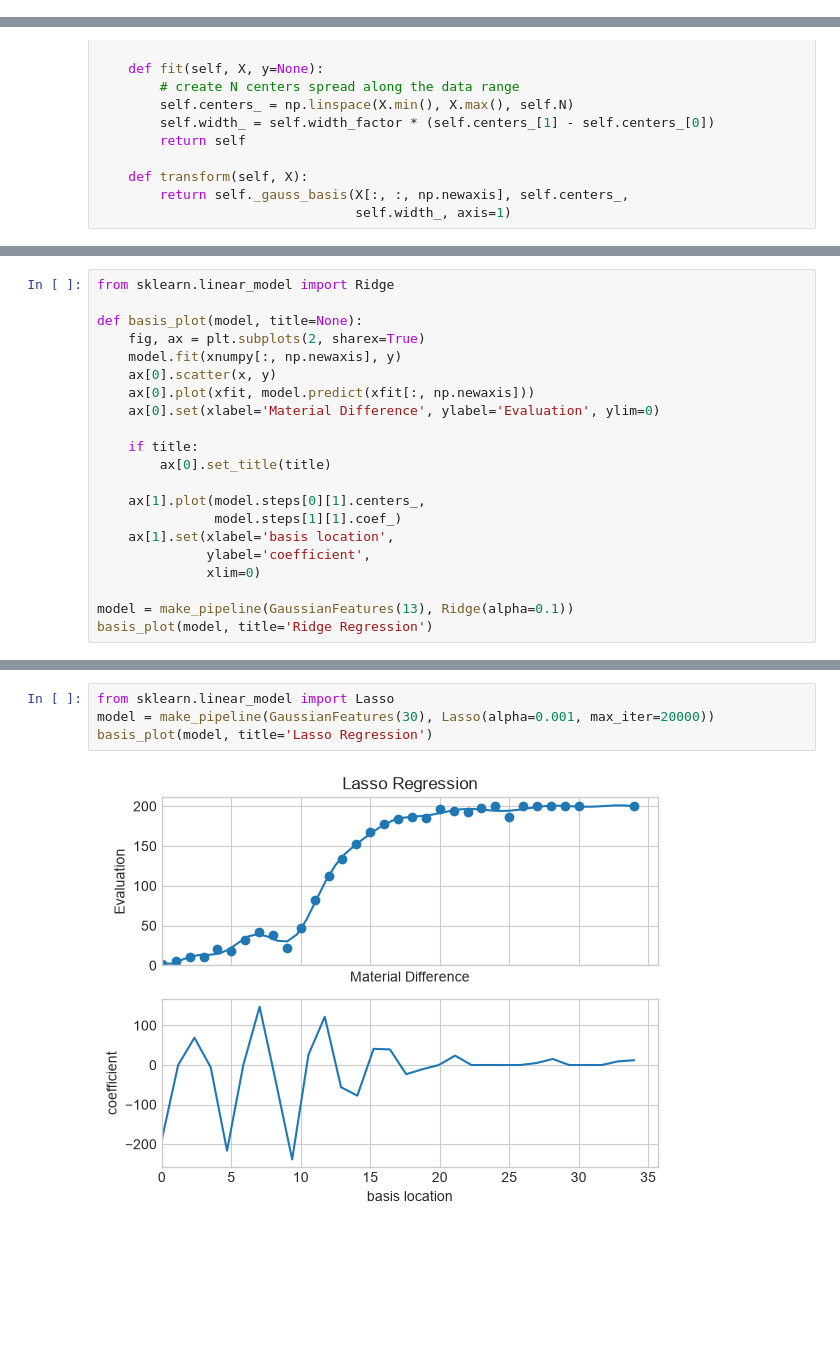
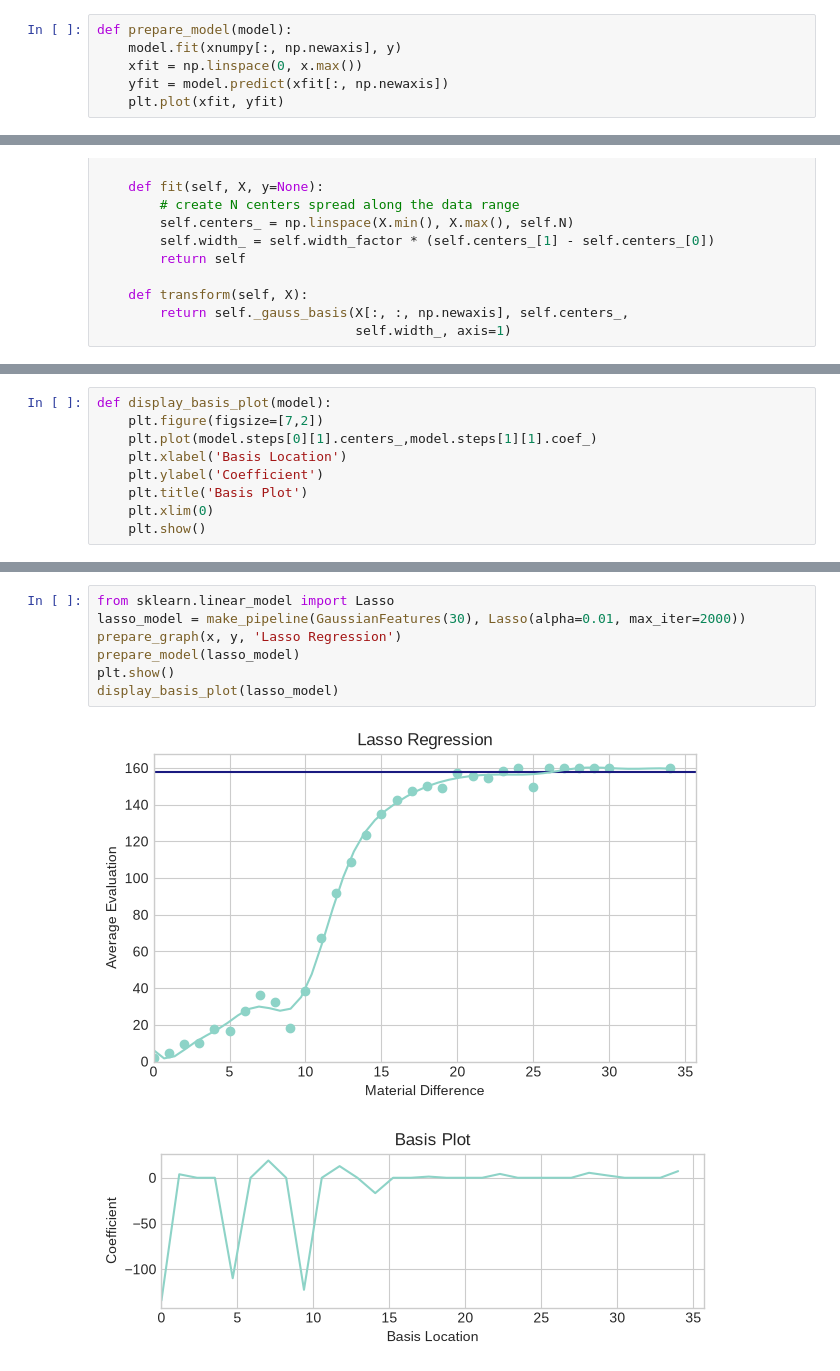
Before and after one commit to GreatBrandon/DataSciencePortfolio, a Jupyter notebook: LinearRegression.ipynb, the cells around one changed output, grey strips where cells are left out. Cells and saved outputs as stored; diff of their text form; blank space fills up the shorter version.

```diff
--- a/LinearRegression.ipynb
+++ b/LinearRegression.ipynb
@@ -45,0 +65,6 @@ plt.show()
+# %%
+def prepare_model(model):
+    model.fit(xnumpy[:, np.newaxis], y)
+    xfit = np.linspace(0, x.max())
+    yfit = model.predict(xfit[:, np.newaxis])
+    plt.plot(xfit, yfit)
@@ -158,21 +130,9 @@ class GaussianFeatures(BaseEstimator, TransformerMixin):
 # %%
-from sklearn.linear_model import Ridge
-
-def basis_plot(model, title=None):
-    fig, ax = plt.subplots(2, sharex=True)
-    model.fit(xnumpy[:, np.newaxis], y)
-    ax[0].scatter(x, y)
-    ax[0].plot(xfit, model.predict(xfit[:, np.newaxis]))
-    ax[0].set(xlabel='Material Difference', ylabel='Evaluation', ylim=0)
-
-    if title:
-        ax[0].set_title(title)
-
-    ax[1].plot(model.steps[0][1].centers_,
-               model.steps[1][1].coef_)
-    ax[1].set(xlabel='basis location',
-              ylabel='coefficient',
-              xlim=0)
-
-model = make_pipeline(GaussianFeatures(13), Ridge(alpha=0.1))
-basis_plot(model, title='Ridge Regression')
+def display_basis_plot(model):
+    plt.figure(figsize=[7,2])
+    plt.plot(model.steps[0][1].centers_,model.steps[1][1].coef_)
+    plt.xlabel('Basis Location')
+    plt.ylabel('Coefficient')
+    plt.title('Basis Plot')
+    plt.xlim(0)
+    plt.show()
@@ -181,6 +157,10 @@ basis_plot(model, title='Ridge Regression')
 # %%
 from sklearn.linear_model import Lasso
-model = make_pipeline(GaussianFeatures(30), Lasso(alpha=0.001, max_iter=20000))
-basis_plot(model, title='Lasso Regression')
+lasso_model = make_pipeline(GaussianFeatures(30), Lasso(alpha=0.01, max_iter=2000))
+prepare_graph(x, y, 'Lasso Regression')
+prepare_model(lasso_model)
+plt.show()
+display_basis_plot(lasso_model)
 # %% [output]
-[figure, old version]
+[figure, new version]
+[figure, added]
```
Also changed, not shown: parts of 20 cells of this notebook, 1 other file.
